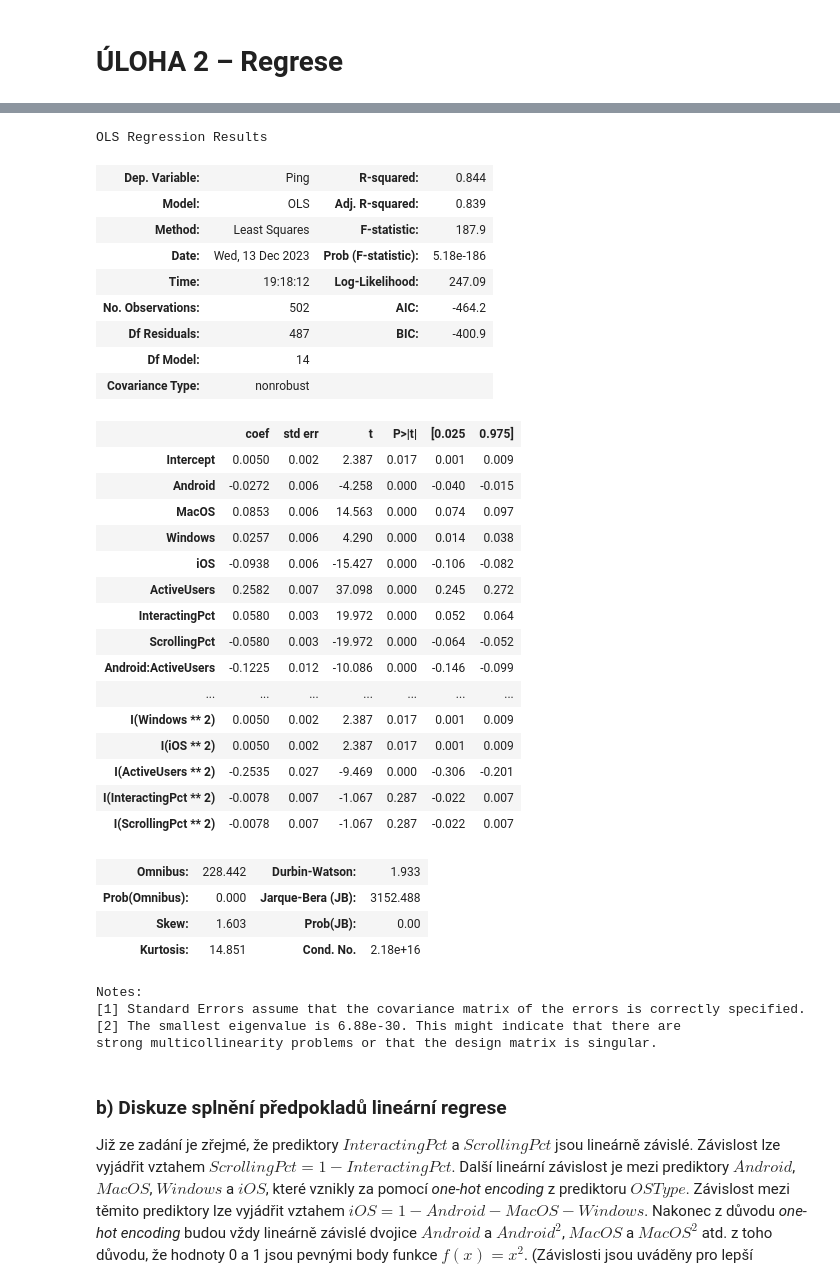
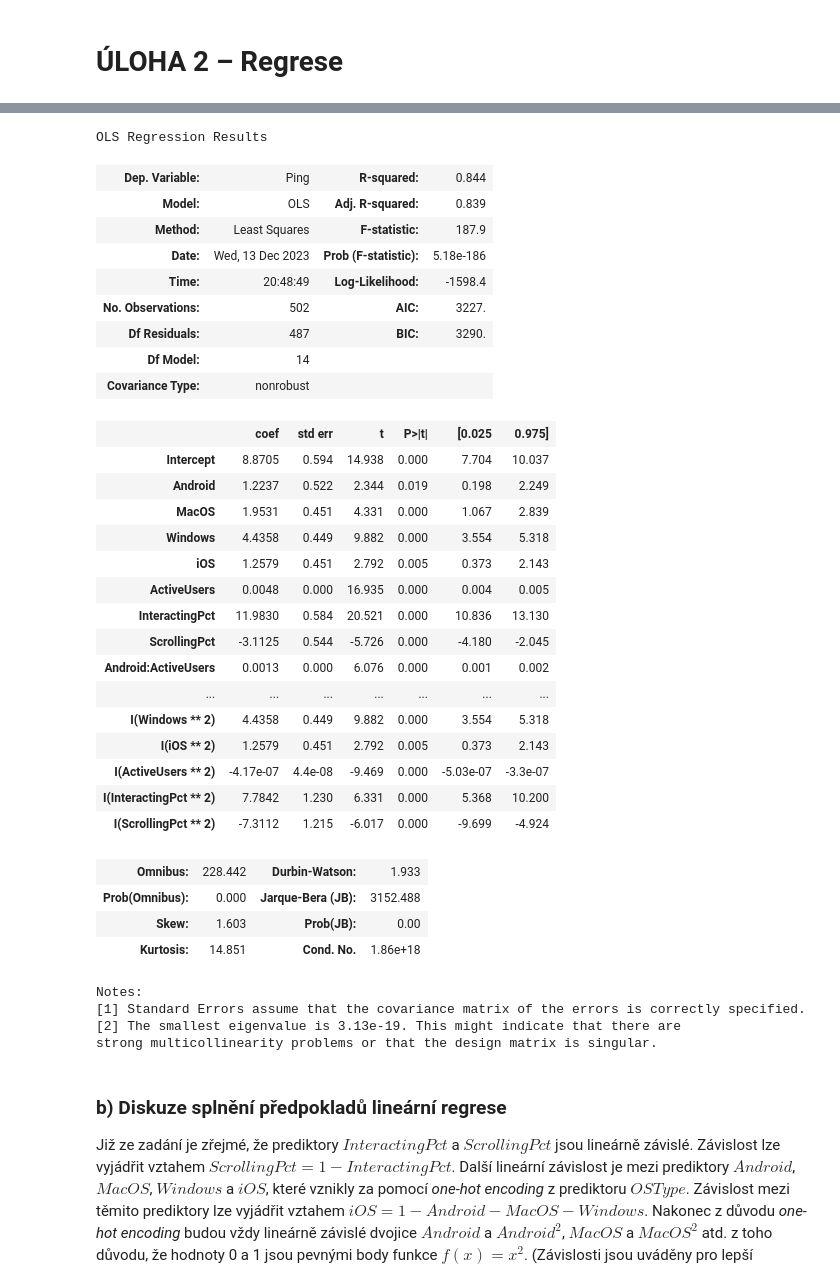
Before and after one commit to xmihol00/MSP, a Jupyter notebook: proj2/proj2.ipynb, the cells around one changed output, grey strips where cells are left out. Drawn from its saved outputs; the diff is of its cells as text; code cells hidden in the pictures.

```diff
--- a/proj2/proj2.ipynb
+++ b/proj2/proj2.ipynb
@@ -253,51 +241,51 @@ df2_one_hot_standardized
 # %%
 model = smf.ols(
     formula="Ping ~ Android + MacOS + Windows + iOS + ActiveUsers + InteractingPct + ScrollingPct + " +
             "Android : ActiveUsers + Android : InteractingPct + Android : ScrollingPct + " +
             "MacOS : ActiveUsers + MacOS : InteractingPct + MacOS : ScrollingPct + " +
             "Windows : ActiveUsers + Windows : InteractingPct + Windows : ScrollingPct + " +
             "iOS : ActiveUsers + iOS : InteractingPct + iOS : ScrollingPct + " +
             "ActiveUsers : InteractingPct + ActiveUsers : ScrollingPct + " +
             "InteractingPct : ScrollingPct + " +
             "I(Android**2) + I(MacOS**2) + I(Windows**2) + I(iOS**2) + I(ActiveUsers**2) + I(InteractingPct**2) + I(ScrollingPct**2)",
-    data=df2_one_hot_standardized
+    data=df2_one_hot
 )
 results = model.fit()
 results.summary()
 # %% [output]
 OLS Regression Results
 | Dep. Variable: | Ping | R-squared: | 0.844 |
 | Model: | OLS | Adj. R-squared: | 0.839 |
 | Method: | Least Squares | F-statistic: | 187.9 |
 | Date: | Wed, 13 Dec 2023 | Prob (F-statistic): | 5.18e-186 |
-| Time: | 19:18:12 | Log-Likelihood: | 247.09 |
-| No. Observations: | 502 | AIC: | -464.2 |
-| Df Residuals: | 487 | BIC: | -400.9 |
+| Time: | 20:48:49 | Log-Likelihood: | -1598.4 |
+| No. Observations: | 502 | AIC: | 3227. |
+| Df Residuals: | 487 | BIC: | 3290. |
 | Df Model: | 14 |  |  |
 | Covariance Type: | nonrobust |  |  |
 |  | coef | std err | t | P>|t| | [0.025 | 0.975] |
-| Intercept | 0.0050 | 0.002 | 2.387 | 0.017 | 0.001 | 0.009 |
-| Android | -0.0272 | 0.006 | -4.258 | 0.000 | -0.040 | -0.015 |
-| MacOS | 0.0853 | 0.006 | 14.563 | 0.000 | 0.074 | 0.097 |
-| Windows | 0.0257 | 0.006 | 4.290 | 0.000 | 0.014 | 0.038 |
-| iOS | -0.0938 | 0.006 | -15.427 | 0.000 | -0.106 | -0.082 |
-| ActiveUsers | 0.2582 | 0.007 | 37.098 | 0.000 | 0.245 | 0.272 |
-| InteractingPct | 0.0580 | 0.003 | 19.972 | 0.000 | 0.052 | 0.064 |
-| ScrollingPct | -0.0580 | 0.003 | -19.972 | 0.000 | -0.064 | -0.052 |
-| Android:ActiveUsers | -0.1225 | 0.012 | -10.086 | 0.000 | -0.146 | -0.099 |
+| Intercept | 8.8705 | 0.594 | 14.938 | 0.000 | 7.704 | 10.037 |
+| Android | 1.2237 | 0.522 | 2.344 | 0.019 | 0.198 | 2.249 |
+| MacOS | 1.9531 | 0.451 | 4.331 | 0.000 | 1.067 | 2.839 |
+| Windows | 4.4358 | 0.449 | 9.882 | 0.000 | 3.554 | 5.318 |
+| iOS | 1.2579 | 0.451 | 2.792 | 0.005 | 0.373 | 2.143 |
+| ActiveUsers | 0.0048 | 0.000 | 16.935 | 0.000 | 0.004 | 0.005 |
+| InteractingPct | 11.9830 | 0.584 | 20.521 | 0.000 | 10.836 | 13.130 |
+| ScrollingPct | -3.1125 | 0.544 | -5.726 | 0.000 | -4.180 | -2.045 |
+| Android:ActiveUsers | 0.0013 | 0.000 | 6.076 | 0.000 | 0.001 | 0.002 |
 | ... | ... | ... | ... | ... | ... | ... |
-| I(Windows ** 2) | 0.0050 | 0.002 | 2.387 | 0.017 | 0.001 | 0.009 |
-| I(iOS ** 2) | 0.0050 | 0.002 | 2.387 | 0.017 | 0.001 | 0.009 |
-| I(ActiveUsers ** 2) | -0.2535 | 0.027 | -9.469 | 0.000 | -0.306 | -0.201 |
-| I(InteractingPct ** 2) | -0.0078 | 0.007 | -1.067 | 0.287 | -0.022 | 0.007 |
-| I(ScrollingPct ** 2) | -0.0078 | 0.007 | -1.067 | 0.287 | -0.022 | 0.007 |
+| I(Windows ** 2) | 4.4358 | 0.449 | 9.882 | 0.000 | 3.554 | 5.318 |
+| I(iOS ** 2) | 1.2579 | 0.451 | 2.792 | 0.005 | 0.373 | 2.143 |
+| I(ActiveUsers ** 2) | -4.17e-07 | 4.4e-08 | -9.469 | 0.000 | -5.03e-07 | -3.3e-07 |
+| I(InteractingPct ** 2) | 7.7842 | 1.230 | 6.331 | 0.000 | 5.368 | 10.200 |
+| I(ScrollingPct ** 2) | -7.3112 | 1.215 | -6.017 | 0.000 | -9.699 | -4.924 |
 | Omnibus: | 228.442 | Durbin-Watson: | 1.933 |
 | Prob(Omnibus): | 0.000 | Jarque-Bera (JB): | 3152.488 |
 | Skew: | 1.603 | Prob(JB): | 0.00 |
-| Kurtosis: | 14.851 | Cond. No. | 2.18e+16 |
+| Kurtosis: | 14.851 | Cond. No. | 1.86e+18 |
 Notes:
 [1] Standard Errors assume that the covariance matrix of the errors is correctly specified.
-[2] The smallest eigenvalue is 6.88e-30. This might indicate that there are
+[2] The smallest eigenvalue is 3.13e-19. This might indicate that there are
 strong multicollinearity problems or that the design matrix is singular.
 # %% [markdown]
 ### b) Diskuze splnění předpokladů lineární regrese
```
Also changed, not shown: parts of 18 cells of this notebook.
